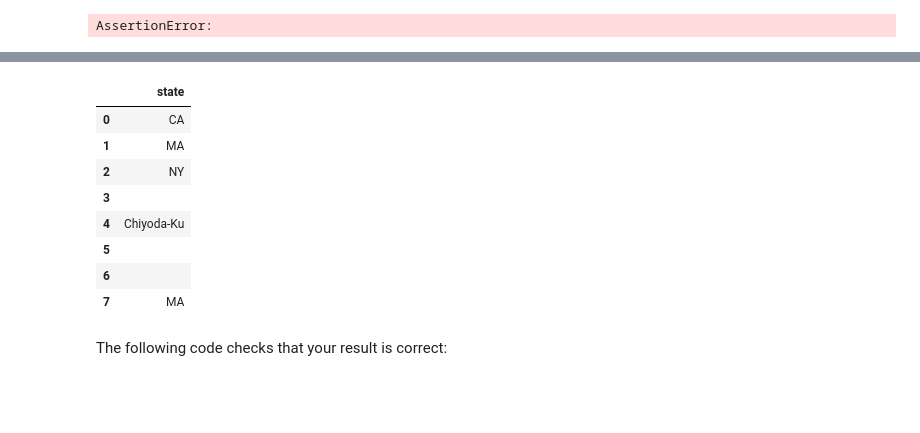
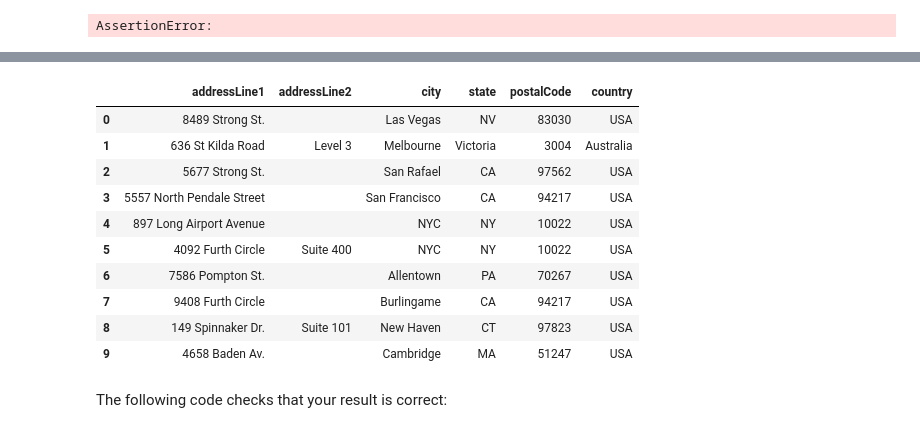
Before and after one commit to jackychavezm19/SQL_Folder, a Jupyter notebook: SQL_Lab_Assignment_1.ipynb, the cells around one changed output, grey strips where cells are left out. Cells and saved outputs as stored; diff of their text form; code cells hidden in the pictures; blank space fills up the shorter version.

```diff
--- a/SQL_Lab_Assignment_1.ipynb
+++ b/SQL_Lab_Assignment_1.ipynb
@@ -190,23 +192,26 @@ Here we'll only display the first 10 results.
 # %%
 # Replace None with appropriate SQL code
 q3 = """
-SELECT state
-FROM offices
+SELECT "addressLine1", "addressLine2", "city", "state", "postalCode", "country"
+FROM customers
+WHERE "state" IS NOT NULL
 ;
 """
 
 q3_result = pd.read_sql(q3, conn)
 q3_result.head(10)
 # %% [output]
-|  | state |
-| 0 | CA |
-| 1 | MA |
-| 2 | NY |
-| 3 |  |
-| 4 | Chiyoda-Ku |
-| 5 |  |
-| 6 |  |
-| 7 | MA |
+|  | addressLine1 | addressLine2 | city | state | postalCode | country |
+| 0 | 8489 Strong St. |  | Las Vegas | NV | 83030 | USA |
+| 1 | 636 St Kilda Road | Level 3 | Melbourne | Victoria | 3004 | Australia |
+| 2 | 5677 Strong St. |  | San Rafael | CA | 97562 | USA |
+| 3 | 5557 North Pendale Street |  | San Francisco | CA | 94217 | USA |
+| 4 | 897 Long Airport Avenue |  | NYC | NY | 10022 | USA |
+| 5 | 4092 Furth Circle | Suite 400 | NYC | NY | 10022 | USA |
+| 6 | 7586 Pompton St. |  | Allentown | PA | 70267 | USA |
+| 7 | 9408 Furth Circle |  | Burlingame | CA | 94217 | USA |
+| 8 | 149 Spinnaker Dr. | Suite 101 | New Haven | CT | 97823 | USA |
+| 9 | 4658 Baden Av. |  | Cambridge | MA | 51247 | USA |
 # %% [markdown]
 The following code checks that your result is correct:
 # %%
```
Also changed, not shown: parts of 4 cells of this notebook.
